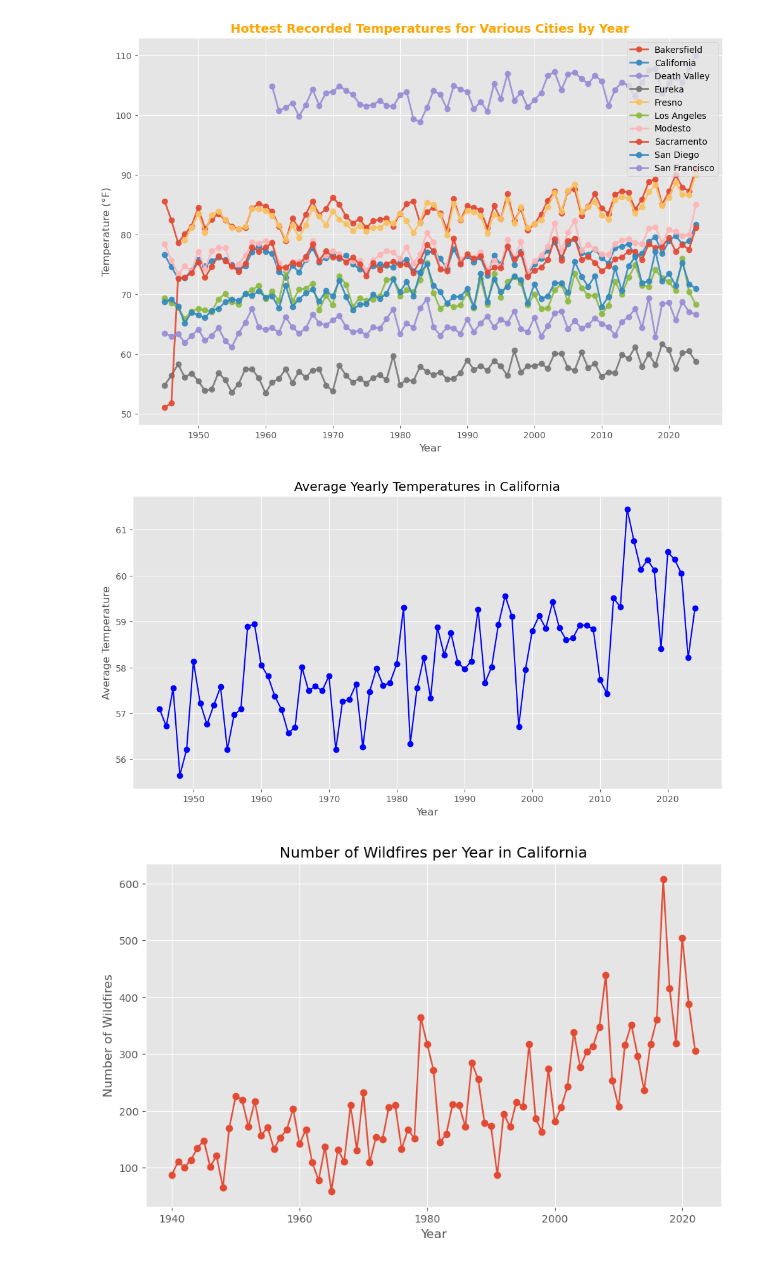
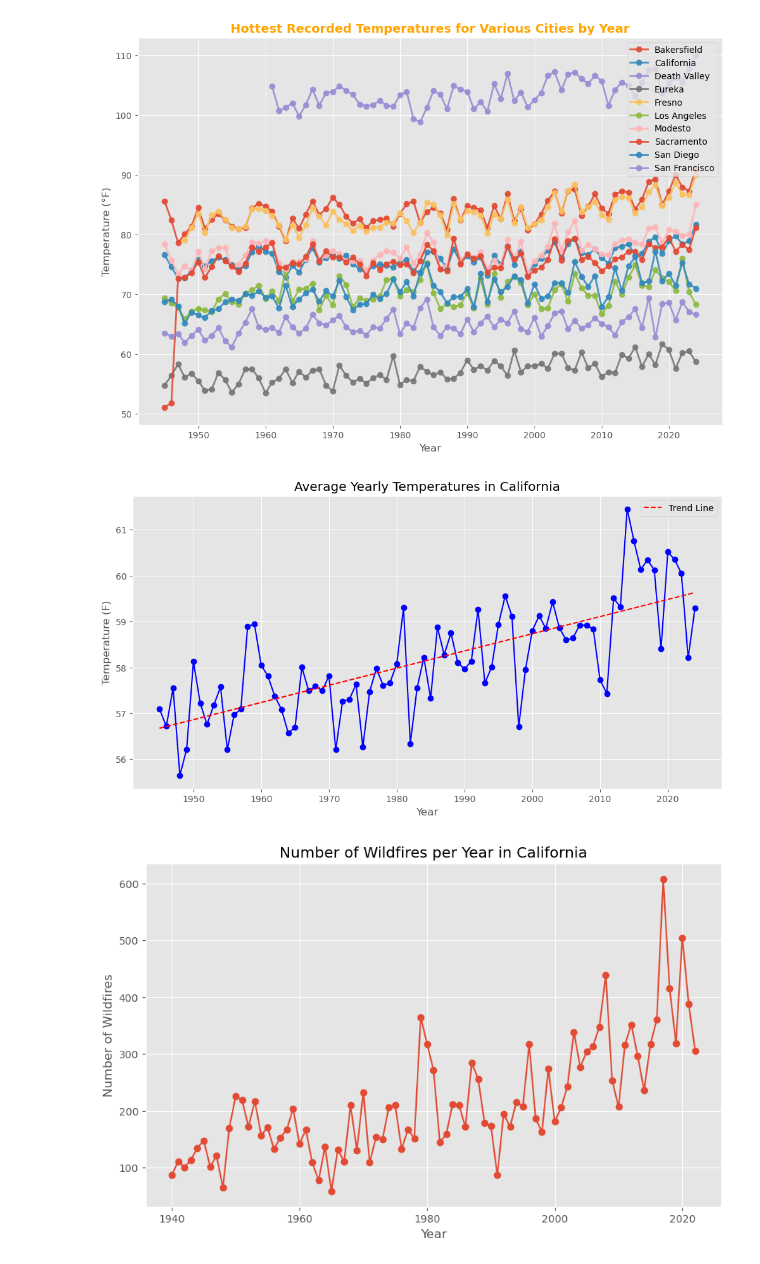
Before and after one commit to wrwr4859/UCB-Project3-Group3, a Jupyter notebook: ca_climate_change.ipynb, the cells around one changed output. Cells and saved outputs as stored; diff of their text form; code cells hidden in the pictures.

Commit message:
Added trend line

```diff
--- a/ca_climate_change.ipynb
+++ b/ca_climate_change.ipynb
@@ -876,29 +877,35 @@ Index(['State', 'Date', 'Year', 'Month', 'Temperature'], dtype='object')
 # %%
 # Connect to the SQLite database
 conn = sqlite3.connect('ca_wildfires.db')
 cursor = conn.cursor()
 
 # Query the database to get average yearly temperatures
 cursor.execute("SELECT Year, AVG(Temperature) AS avg_temp FROM ca_temps GROUP BY year")
 rows = cursor.fetchall()
 
 # Extract years and average temperatures from the query results
 years = [row[0] for row in rows]
 avg_temps = [row[1] for row in rows]
 
+# Calculate the trend line using linear regression
+coefficients = np.polyfit(years, avg_temps, 1)
+trend_line = np.polyval(coefficients, years)
+
 # Close the database connection
 conn.close()
 
 # Plot the line graph
 plt.figure(figsize=(12, 6))
 plt.plot(years, avg_temps, marker='o', color='b', linestyle='-')
+plt.plot(years, trend_line, color='r', linestyle='--', label='Trend Line')
 plt.xlabel('Year')
 plt.ylabel('Temperature (F)')
 plt.title('Average Yearly Temperatures in California')
 plt.grid(True)
+plt.legend()
 plt.show()
 # %% [output]
-[figure, old version]
+[figure, new version]
 # %%
 #Number of Wildfires per Year from 1940 to 2022
 #Objective: Visualize the trend of wildfire occurrences over the years.
```
Also changed, not shown: parts of 1 cell of this notebook.
